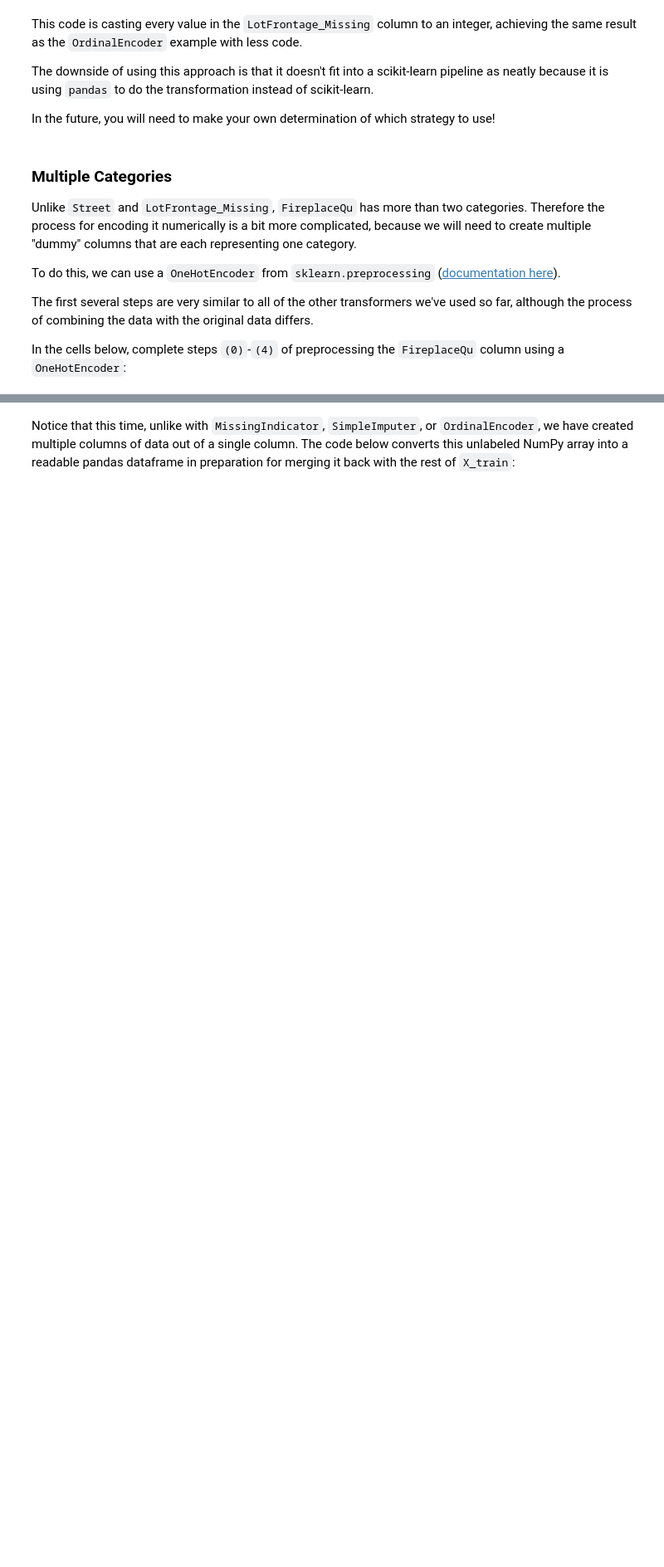
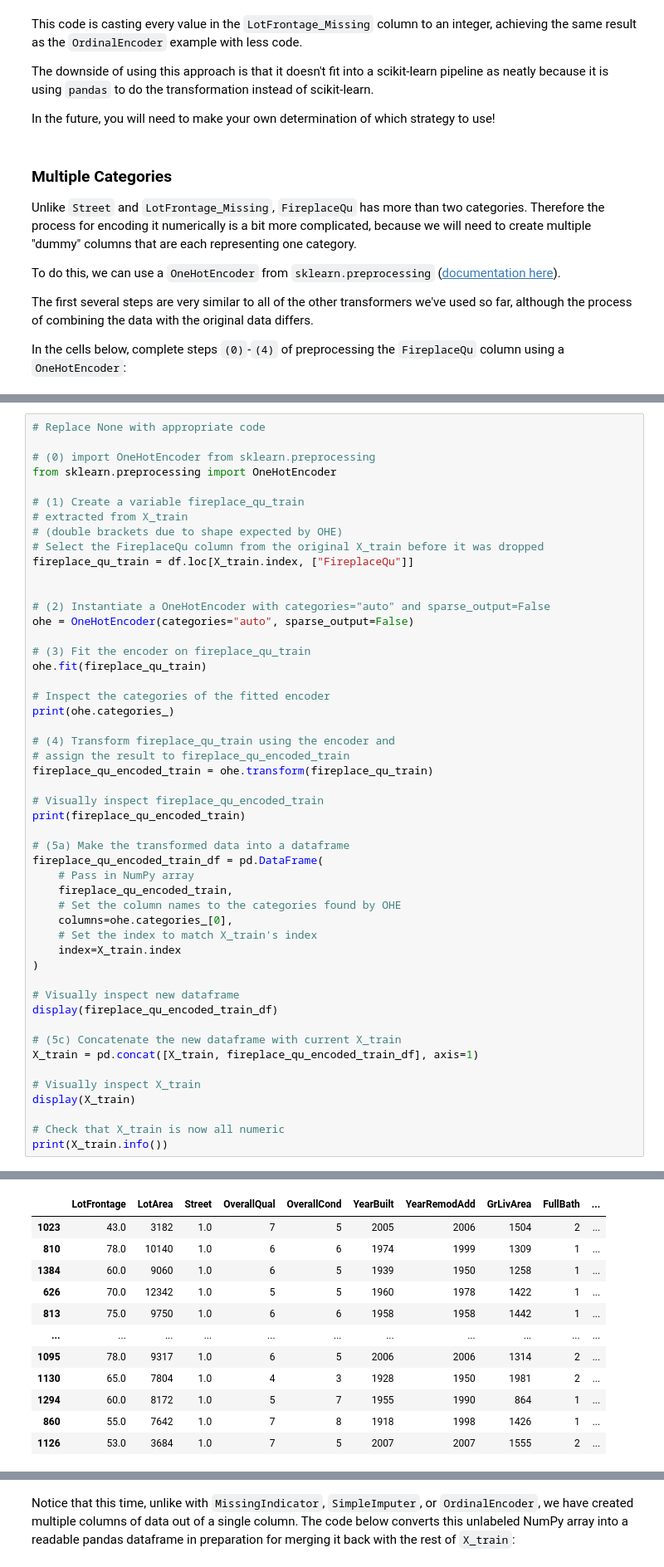
Before and after one commit to LemaiyanMugesajoram/dsc-sklearn-preprocessing-lab, a Jupyter notebook: index.ipynb, the cells around one changed output, grey strips where cells are left out. Shown: that part at 83% size. Cells and saved outputs as stored; diff of their text form; blank space fills up the shorter version.

```diff
--- a/index.ipynb
+++ b/index.ipynb
@@ -562,0 +854,51 @@ ohe.categories_
+# %%
+# Replace None with appropriate code
+
+# (0) import OneHotEncoder from sklearn.preprocessing
+from sklearn.preprocessing import OneHotEncoder
+
+# (1) Create a variable fireplace_qu_train
+# extracted from X_train
+# (double brackets due to shape expected by OHE)
+# Select the FireplaceQu column from the original X_train before it was dropped
+fireplace_qu_train = df.loc[X_train.index, ["FireplaceQu"]]
+
+
+# (2) Instantiate a OneHotEncoder with categories="auto" and sparse_output=False
+ohe = OneHotEncoder(categories="auto", sparse_output=False)
+
+# (3) Fit the encoder on fireplace_qu_train
+ohe.fit(fireplace_qu_train)
+
+# Inspect the categories of the fitted encoder
+print(ohe.categories_)
+
+# (4) Transform fireplace_qu_train using the encoder and
+# assign the result to fireplace_qu_encoded_train
+fireplace_qu_encoded_train = ohe.transform(fireplace_qu_train)
+
+# Visually inspect fireplace_qu_encoded_train
+print(fireplace_qu_encoded_train)
+
+# (5a) Make the transformed data into a dataframe
+fireplace_qu_encoded_train_df = pd.DataFrame(
+    # Pass in NumPy array
+    fireplace_qu_encoded_train,
+    # Set the column names to the categories found by OHE
+    columns=ohe.categories_[0],
+    # Set the index to match X_train's index
+    index=X_train.index
+)
+
+# Visually inspect new dataframe
+display(fireplace_qu_encoded_train_df)
+
+# (5c) Concatenate the new dataframe with current X_train
+X_train = pd.concat([X_train, fireplace_qu_encoded_train_df], axis=1)
+
+# Visually inspect X_train
+display(X_train)
+
+# Check that X_train is now all numeric
+print(X_train.info())
+# %% [output]
@@ -562,0 +926,12 @@ ohe.categories_
+|  | LotFrontage | LotArea | Street | OverallQual | OverallCond | YearBuilt | YearRemodAdd | GrLivArea | FullBath | ... |
+| 1023 | 43.0 | 3182 | 1.0 | 7 | 5 | 2005 | 2006 | 1504 | 2 | ... |
+| 810 | 78.0 | 10140 | 1.0 | 6 | 6 | 1974 | 1999 | 1309 | 1 | ... |
+| 1384 | 60.0 | 9060 | 1.0 | 6 | 5 | 1939 | 1950 | 1258 | 1 | ... |
+| 626 | 70.0 | 12342 | 1.0 | 5 | 5 | 1960 | 1978 | 1422 | 1 | ... |
+| 813 | 75.0 | 9750 | 1.0 | 6 | 6 | 1958 | 1958 | 1442 | 1 | ... |
+| ... | ... | ... | ... | ... | ... | ... | ... | ... | ... | ... |
+| 1095 | 78.0 | 9317 | 1.0 | 6 | 5 | 2006 | 2006 | 1314 | 2 | ... |
+| 1130 | 65.0 | 7804 | 1.0 | 4 | 3 | 1928 | 1950 | 1981 | 2 | ... |
+| 1294 | 60.0 | 8172 | 1.0 | 5 | 7 | 1955 | 1990 | 864 | 1 | ... |
+| 860 | 55.0 | 7642 | 1.0 | 7 | 8 | 1918 | 1998 | 1426 | 1 | ... |
+| 1126 | 53.0 | 3684 | 1.0 | 7 | 5 | 2007 | 2007 | 1555 | 2 | ... |
```
Also changed, not shown: parts of 40 cells of this notebook.
